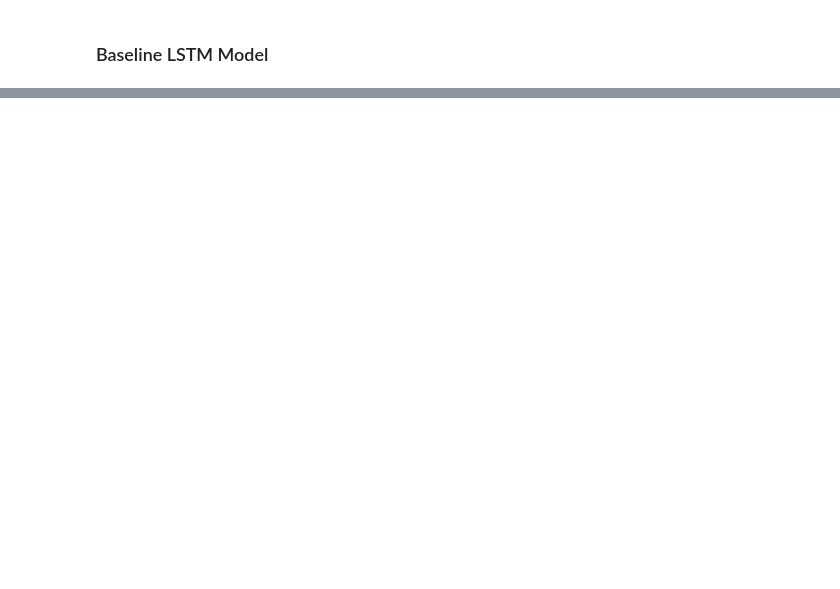
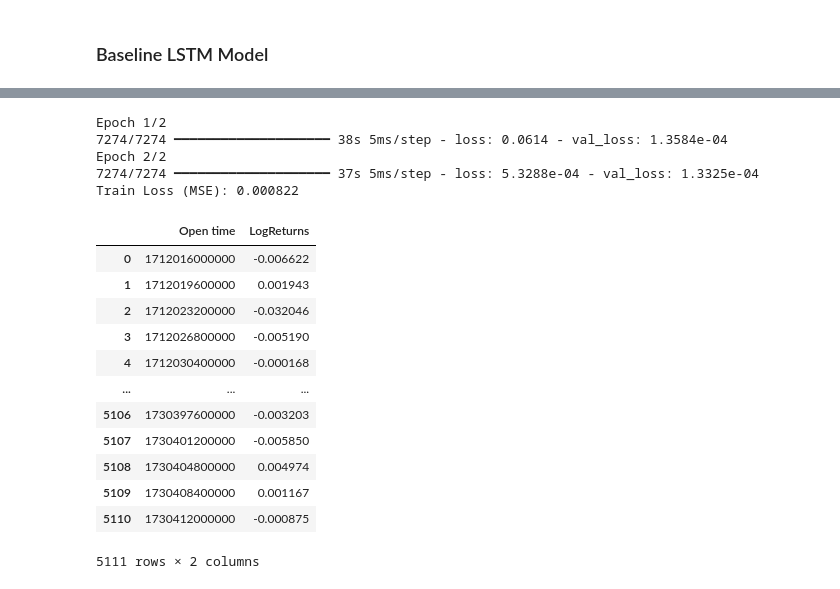
Before and after one commit to KantianKnight/CNN-Crypto, a Jupyter notebook: main.ipynb, the cells around one changed output, grey strips where cells are left out. Cells and saved outputs as stored; diff of their text form; code cells hidden in the pictures; blank space fills up the shorter version.

Commit message:
LSTM + Dense baseline

```diff
--- a/main.ipynb
+++ b/main.ipynb
@@ -192,2 +210,8 @@ Benchmark Loss: 0.05834533026810843
 # %% [markdown]
 ### Baseline LSTM Model
+# %%
+baseline_train_data = []
+for coin in ["ada", "btc", "doge", "dot", "eth", "luna", "matic", "shib", "sol", "xrp"]:
+    baseline_train_data.append(pd.read_csv(f"image_data/{coin}usdt/training_output.csv"))
+
+baseline_train_data[0]
@@ -222,0 +283,30 @@ print(f"Benchmark Loss: {benchmark_loss}")
+# %%
+baseline_model.fit(X_train, y_train, epochs=2, validation_split=0.1, verbose=1)
+loss = baseline_model.evaluate(X_train, y_train, verbose=0)
+print(f"Train Loss (MSE): {loss:.6f}")
+# %% [output]
+Epoch 1/2
+7274/7274 ━━━━━━━━━━━━━━━━━━━━ 38s 5ms/step - loss: 0.0614 - val_loss: 1.3584e-04
+Epoch 2/2
+7274/7274 ━━━━━━━━━━━━━━━━━━━━ 37s 5ms/step - loss: 5.3288e-04 - val_loss: 1.3325e-04
+Train Loss (MSE): 0.000822
+# %%
+baseline_test_data = []
+for coin in ["ada", "btc", "doge", "dot", "eth", "luna", "matic", "shib", "sol", "xrp"] + ["bonk", "floki", "pepe", "wif"]:
+    baseline_test_data.append(pd.read_csv(f"image_data/{coin}usdt/testing_output.csv"))
+
+baseline_test_data[0]
+# %% [output]
+|  | Open time | LogReturns |
+| 0 | 1712016000000 | -0.006622 |
+| 1 | 1712019600000 | 0.001943 |
+| 2 | 1712023200000 | -0.032046 |
+| 3 | 1712026800000 | -0.005190 |
+| 4 | 1712030400000 | -0.000168 |
+| ... | ... | ... |
+| 5106 | 1730397600000 | -0.003203 |
+| 5107 | 1730401200000 | -0.005850 |
+| 5108 | 1730404800000 | 0.004974 |
+| 5109 | 1730408400000 | 0.001167 |
+| 5110 | 1730412000000 | -0.000875 |
+5111 rows × 2 columns
```
Also changed, not shown: parts of 14 cells of this notebook, 1 other file.
